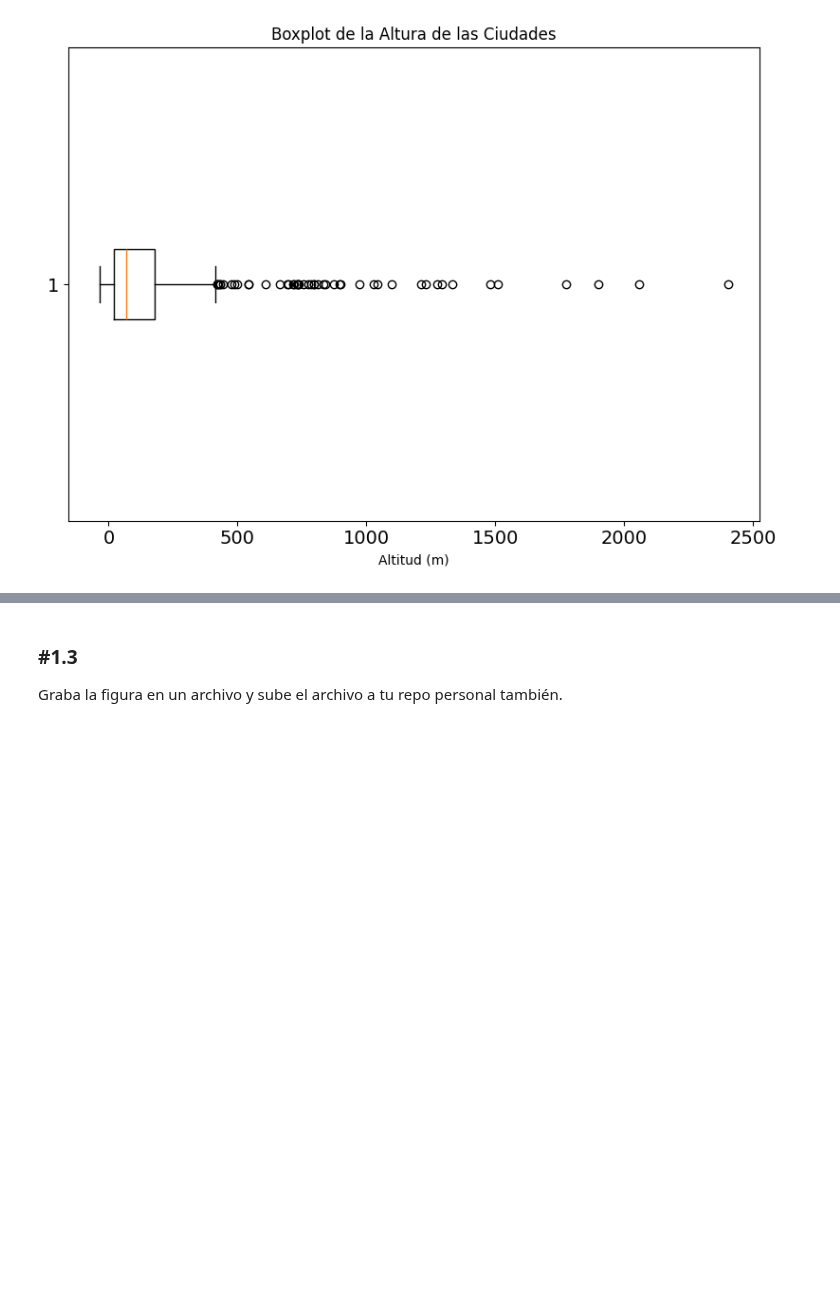
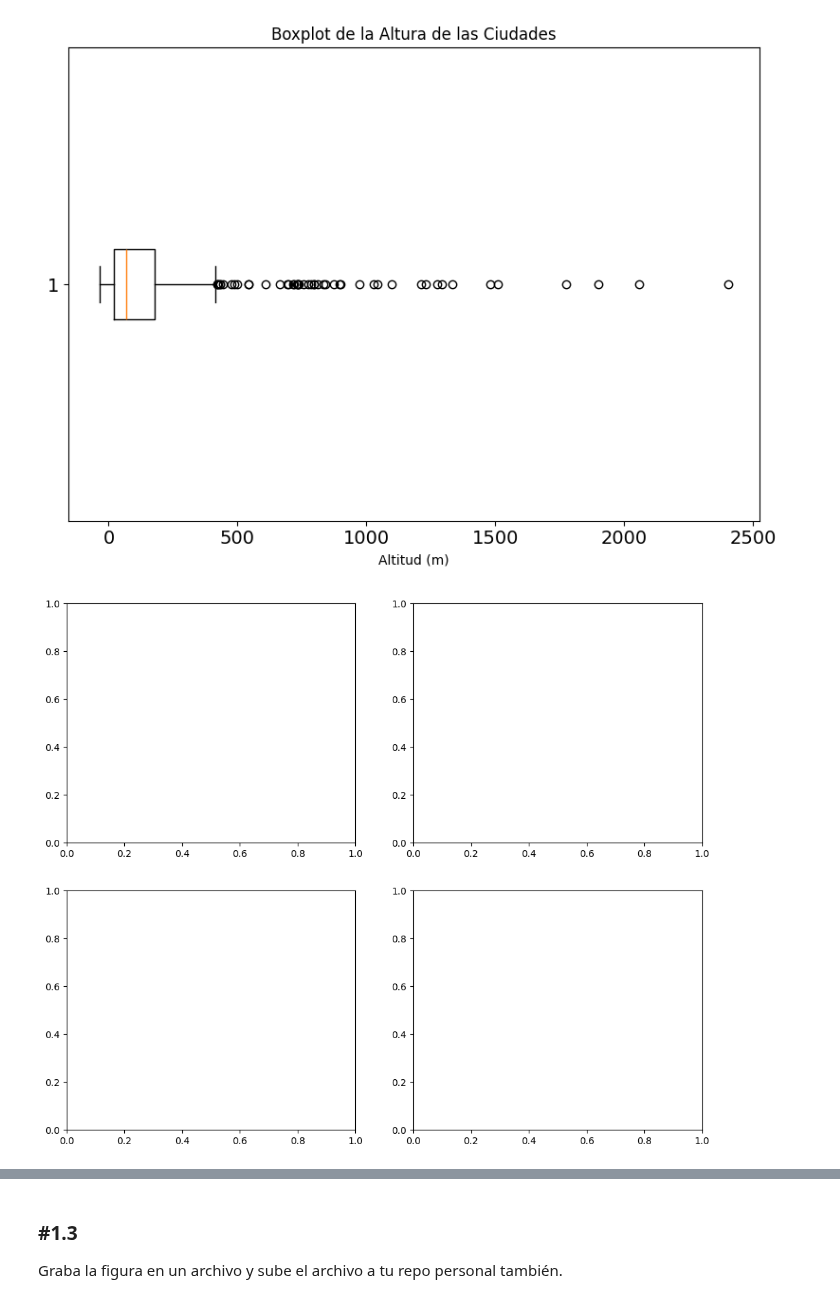
Before and after one commit to mariasanvals/DS_Online_Feb24_Exercises, a Jupyter notebook: 03_Analisis_de_Datos/Sprint_08/Unidad_01/Practica_Obligatoria/18_Practica_Obligatoria_Visualizacion_Basica.ipynb, the cells around one changed output, grey strips where cells are left out. Cells and saved outputs as stored; diff of their text form; code cells hidden in the pictures; blank space fills up the shorter version.

```diff
--- a/03_Analisis_de_Datos/Sprint_08/Unidad_01/Practica_Obligatoria/18_Practica_Obligatoria_Visualizacion_Basica.ipynb
+++ b/03_Analisis_de_Datos/Sprint_08/Unidad_01/Practica_Obligatoria/18_Practica_Obligatoria_Visualizacion_Basica.ipynb
@@ -156,3 +156,7 @@ plt.tight_layout() #Ayuda a evitar que los elementos del gráfico se superpongan
 plt.show()
 # %% [output]
 [figure]
+# %%
+fig, axs = plt.subplots(2, 2, figsize=(12, 10))
+# %% [output]
+[figure, added]
```
Also changed, not shown: parts of 3 cells of this notebook, 1 other file.
